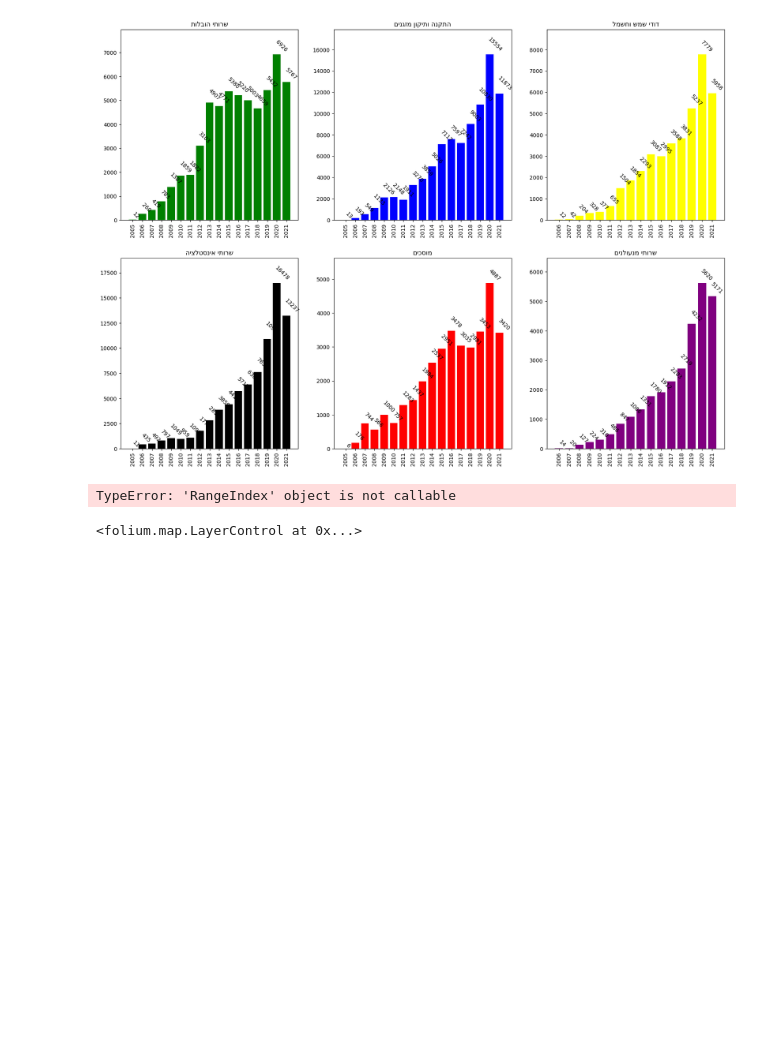
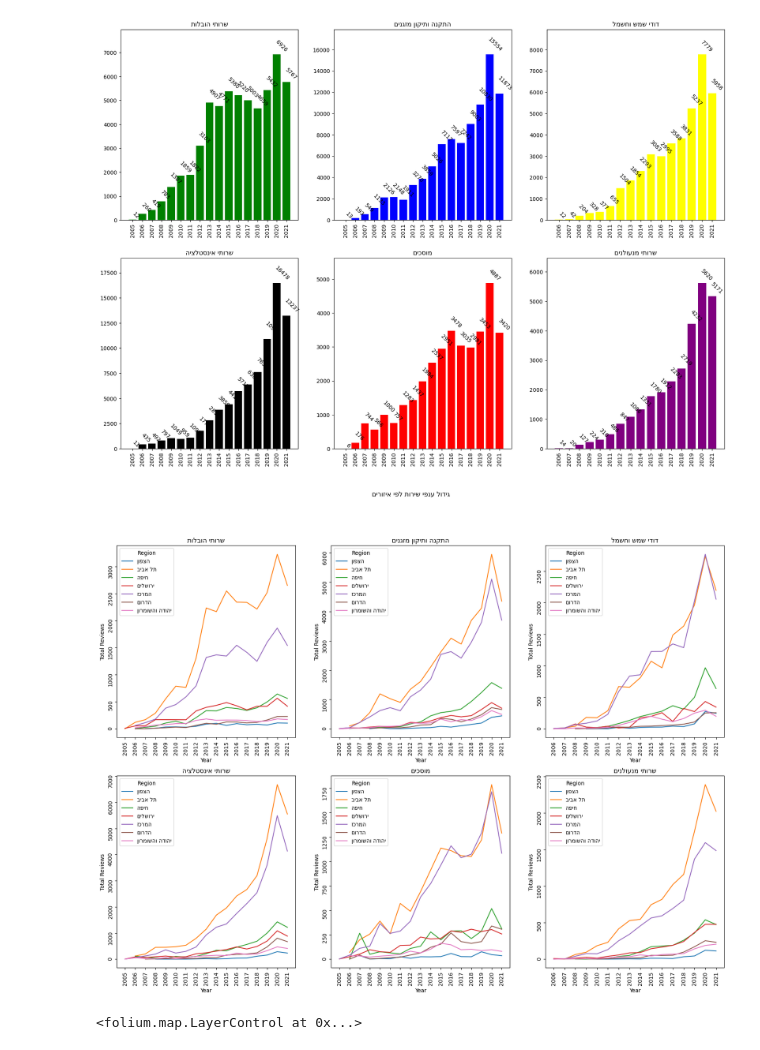
Before and after one commit to Omer-5/midrag, a Jupyter notebook: EDA.ipynb, the cells around one changed output. Cells and saved outputs as stored; diff of their text form; code cells hidden in the pictures; blank space fills up the shorter version.

Commit message:
Added Seaborn Graphs by Regions

```diff
--- a/EDA.ipynb
+++ b/EDA.ipynb
@@ -52,30 +52,43 @@ for cat in categories_csv:
     Save_CSV(f"/ML/summery_{cat}.csv", df_dict)
 # %% [output]
 [figure]
-# %%
-filenames = Get_All_CSV_Names()
-
-for csv in filenames:
-    df = pd.read_csv(f"data/{csv}.csv")
-    # Regions = df.
-    # df3 = df.loc[df['Region'] == 'המרכז', "Year"].count()
-
-    new_df = df.groupby(['Region', 'Year'])
-    # new_df = df.groupby(['Region', 'Year']).count().reset_index()
-    df3 = new_df.size().unstack("Region", level=0)
-
-    # df3.plot(kind='line', data=df3, legend=False)True
-    # plt.plot(data=df3)
-
-    # new_df = new_df.rename(columns={'text': 'review_count'})
-
-    # df2 = df[["Year","Region"]]
-    # print(new_df)
-    break
-# new_df.index
-df.index()
-# %% [output]
-TypeError: 'RangeIndex' object is not callable
+# %%
+def Display_Graph_Seaborn(df:pd.DataFrame, x_axis, y_axis, hue_title, plot_type, axis:pd.DataFrame.axes, main_title, hue_order):
+    if plot_type == 'line':
+        sns.lineplot(ax=axis, x=x_axis, y=y_axis, hue=hue_title, hue_order=hue_order, data=df)
+        axis.set_title(main_title)
+        axis.tick_params(labelrotation=90)
+# %%
+filenames = Get_All_CSV_Names()
+
+fig, axes = plt.subplots(2, 3, figsize=(20, 14))
+fig.suptitle('גידול ענפי שירות לפי איזורים'[::-1])
+
+regions = ['ןופצה', 'ביבא לת', 'הפיח', 'םילשורי', 'זכרמה', 'םורדה', 'ןורמושהו הדוהי']
+
+row = 0
+index = 0
+
+for csv in filenames:
+    df = pd.read_csv(f"data/{csv}.csv")
+    df.drop(df[df.Region == 'חסוי'].index, inplace=True)
+
+    df["Year"] = df["Year"].astype(str)
+    df["Region"] = df["Region"].apply(lambda x: x[::-1])
+
+    grouped = df.groupby([df['Year'], 'Region'])
+
+    reviews_per_year_and_region = grouped['Region'].count().reset_index(name='Total Reviews')
+
+    Display_Graph_Seaborn(reviews_per_year_and_region, "Year", "Total Reviews", "Region", 'line', axes[row,index], csv[::-1], regions)
+
+    if index == 2:
+        row = 1
+        index = 0
+    else:
+        index+=1
+# %% [output]
+[figure, added]
 # %%
 # Create a Map that takes array of [locations, total_reviews] as an input, gets the Geo-Location of each location (using OpenStreeMap API) and Pin-Points the Top-5 Locations with the most reviews
 
```
Also changed, not shown: parts of 1 cell of this notebook.
